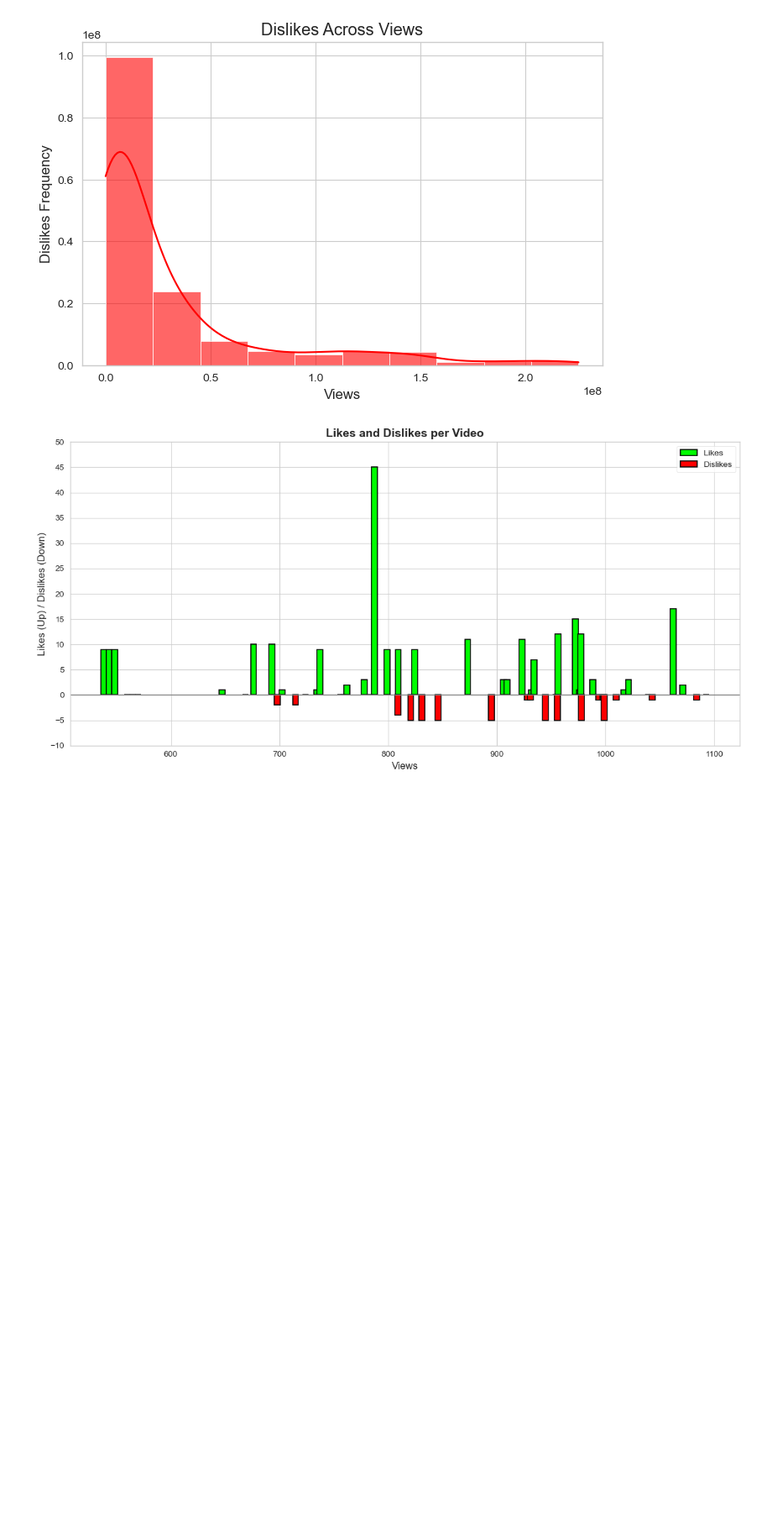
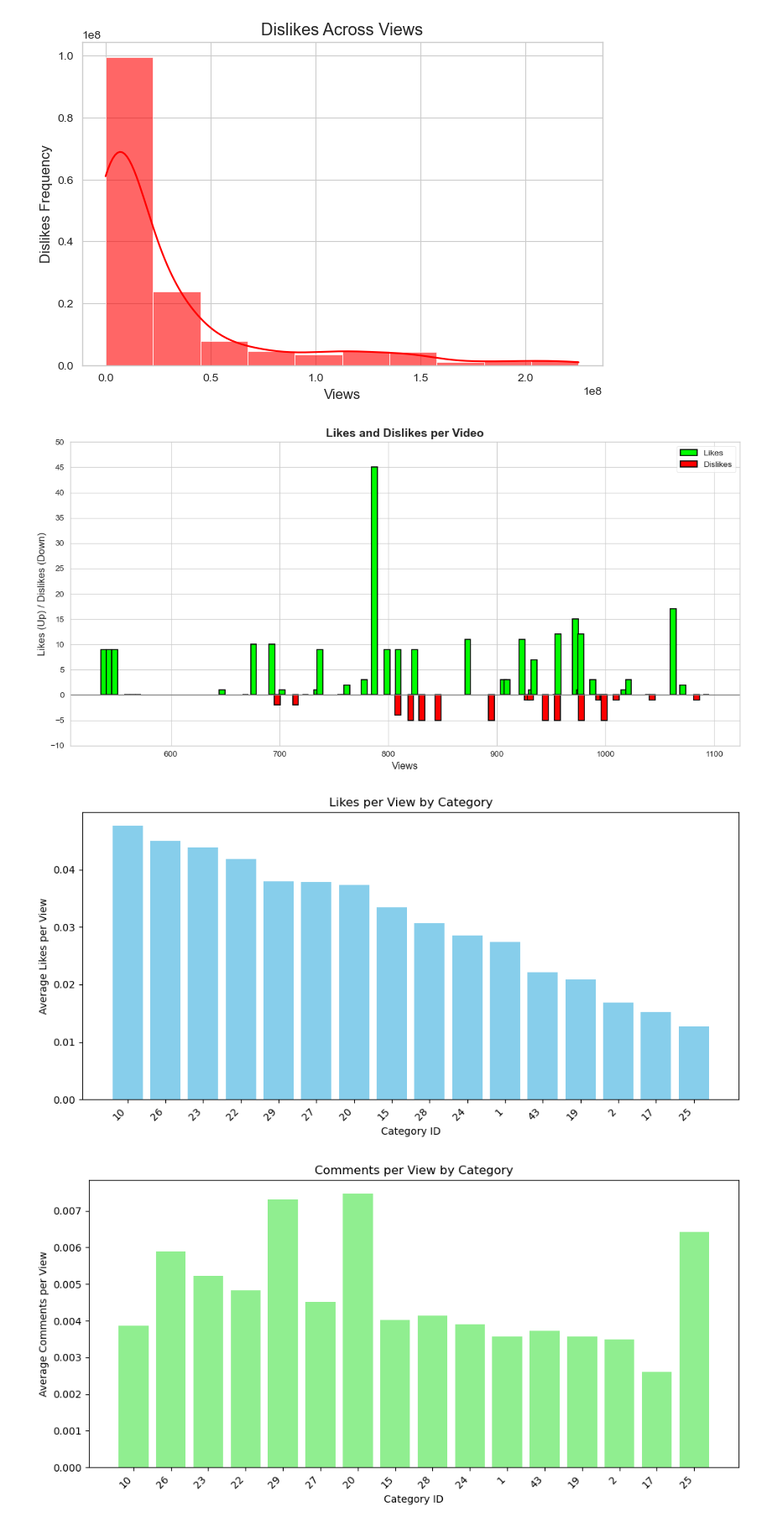
Before and after one commit to TLuter-252/Pandas_EDA_Youtube, a Jupyter notebook: tims_notebook.ipynb, the cells around one changed output. Shown: that part at 84% size. Drawn from its saved outputs; the diff is of its cells as text; code cells hidden in the pictures; blank space fills up the shorter version.

Commit message:
tim added graphs

```diff
--- a/tims_notebook.ipynb
+++ b/tims_notebook.ipynb
@@ -122,3 +122,57 @@ plt.tight_layout()
 plt.show()
 # %% [output]
 [figure]
+# %%
+import pandas as pd
+import matplotlib.pyplot as plt
+
+
+yt_df = pd.read_csv("USvideosv.csv")
+
+# Convert columns to numeric
+yt_df["views"] = pd.to_numeric(yt_df["views"], errors="coerce")
+yt_df["likes"] = pd.to_numeric(yt_df["likes"], errors="coerce")
+yt_df["dislikes"] = pd.to_numeric(yt_df["dislikes"], errors="coerce")
+yt_df["comment_count"] = pd.to_numeric(yt_df["comment_count"], errors="coerce")
+
+# Drop missing rows and make sure views > 0
+yt_df = yt_df.dropna(subset=["views", "likes", "dislikes", "comment_count"])
+yt_df = yt_df[yt_df["views"] > 0].copy()
+
+
+yt_df["likes_per_view"] = (yt_df["likes"] / yt_df["views"]).clip(upper=0.5)
+yt_df["comments_per_view"] = (yt_df["comment_count"] / yt_df["views"]).clip(upper=0.5)
+
+# Group by category_id
+cat_df = (
+    yt_df.groupby("category_id")[["likes_per_view", "comments_per_view"]]
+         .mean()
+         .sort_values("likes_per_view", ascending=False)
+         .reset_index()
+)
+
+
+# Likes per view
+plt.figure(figsize=(10, 5))
+plt.bar(cat_df["category_id"].astype(str), cat_df["likes_per_view"], color="skyblue")
+plt.xlabel("Category ID")
+plt.ylabel("Average Likes per View")
+plt.title("Likes per View by Category")
+plt.xticks(rotation=45, ha="right")
+plt.tight_layout()
+plt.savefig("likes_per_view_by_category.png")
+plt.show()
+
+# Comments per view
+plt.figure(figsize=(10, 5))
+plt.bar(cat_df["category_id"].astype(str), cat_df["comments_per_view"], color="lightgreen")
+plt.xlabel("Category ID")
+plt.ylabel("Average Comments per View")
+plt.title("Comments per View by Category")
+plt.xticks(rotation=45, ha="right")
+plt.tight_layout()
+plt.savefig("comments_per_view_by_category.png")
+plt.show()
+# %% [output]
+[figure, added]
+[figure, added]
```
